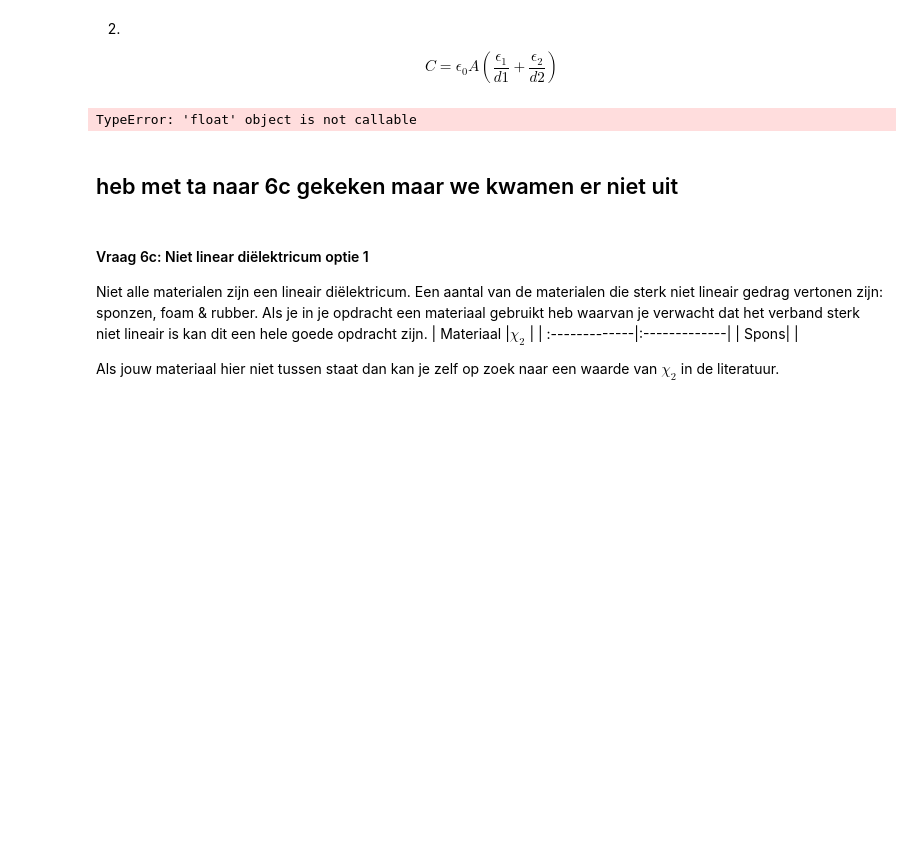
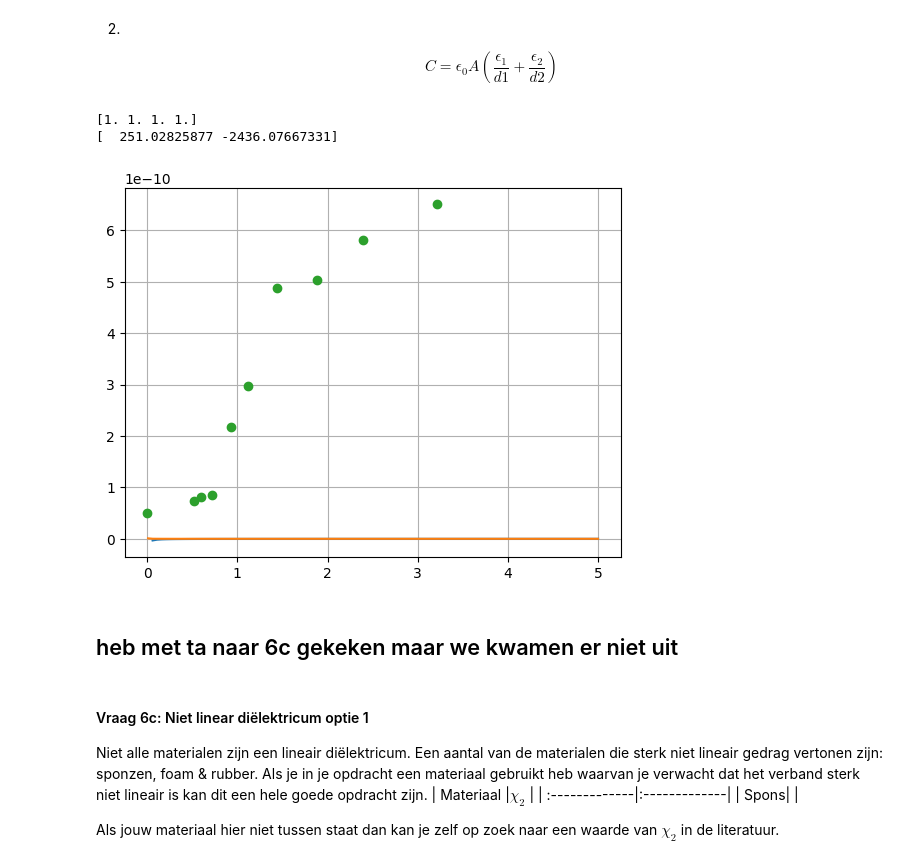
Before and after one commit to Spaantje5/opdrachten-DEF-D, a Jupyter notebook: DigitaleOntwerpopdrachten/1CondensatorOpdracht/CondensatorOntwerpopdracht.ipynb, the cells around one changed output. Drawn from its saved outputs; the diff is of its cells as text; code cells hidden in the pictures; blank space fills up the shorter version.

```diff
--- a/DigitaleOntwerpopdrachten/1CondensatorOpdracht/CondensatorOntwerpopdracht.ipynb
+++ b/DigitaleOntwerpopdrachten/1CondensatorOpdracht/CondensatorOntwerpopdracht.ipynb
@@ -949,44 +949,51 @@ $$C = \epsilon_{0}A(\frac{\epsilon_{1}}{d1} + \frac{\epsilon_{2}}{d2})$$
 # %%
 epsilon0 = 8.854e-12
 A = (0.1)**2 #m^2
 d1_0 = 1e-3 #m de ducktape zal ongeveer 1 mm zijn geweest
-d2_0 = 1 #m de dikte van de spons
+d2_0 = 0.01 #m de dikte van de spons
 
 
-def C_nieuw(epsilon1, epsilon2, a , b):
+def C_nieuw(m, epsilon1, epsilon2, a , b):
     global epsilon0, A, d1_0, d2_0
-    C = epsilon0 * A (epsilon1/(d1_0 - a * m) + epsilon2/(d2_0 - b * m))
+    C = epsilon0 * A * (epsilon1/(d1_0 - a * m) + epsilon2/(d2_0 - b * m))
     return C
 
 def C_oud(m, epsilon1, a):
     global epsilon0, A, d1_0
     C = (epsilon0 * epsilon1* A)/ (d1_0 - a * m)
     return C
 
 def fit_nieuw(C, m):
     popt, pcov = curve_fit(C_nieuw, C, m)  # pas de functie 'model' aan op de data van Ez voor de index die het dichtst bij z=0 ligt
-    epsilon1 = popt[0]  # de waarde van a in de model functie
-    epsilon2 = popt[1]  # de waarde van b in de model functie
-    a = popt[2]
-    b = popt[3]
-    return epsilon1, epsilon2, a, b
+    return popt
 
 def fit_oud(C, m):
     popt, pcov = curve_fit(C_oud, C, m)  # pas de functie 'model' aan op de data van Ez voor de index die het dichtst bij z=0 ligt
-    epsilon1 = popt[0]  # de waarde van a in de model functie
-    a = popt[1]  # de waarde van b in de model functie
-    return epsilon1, a
-
+    return popt
 
 m = np.array([0, 0.5145, 0.5981, 0.7202, 0.9348, 1.1196, 1.4345, 1.8805, 2.3896, 3.213]) #kg
 C = np.array([51.1, 74.0, 82, 85, 218, 298, 488, 504, 580, 650]) * 1e-12 #farat
 
+popt = fit_nieuw(C, m)
+m_fit = np.linspace(0.01, 5, 100)
+C_fit_nieuw = C_nieuw(m_fit, *popt)
+print(popt)
 
-epsilon1, epsilon2, a, b = fit_nieuw(C, m)
+popt = fit_oud(C,m)
+C_fit_oud = C_oud(m_fit, *popt)
+print(popt)
 
-m_fit = np.linspace(0, 5, 100)
+#plot
+plt.figure()
+plt.plot(m_fit, C_fit_nieuw)
+plt.plot(m_fit, C_fit_oud)
+plt.plot(m ,C, "o")
+plt.grid()
+plt.show()
 # %% [output]
-TypeError: 'float' object is not callable
+[1. 1. 1. 1.]
+[  251.02825877 -2436.07667331]
+[figure, added]
 # %% [markdown]
 ## heb met ta naar 6c gekeken maar we kwamen er niet uit
 # %% [markdown]
```
